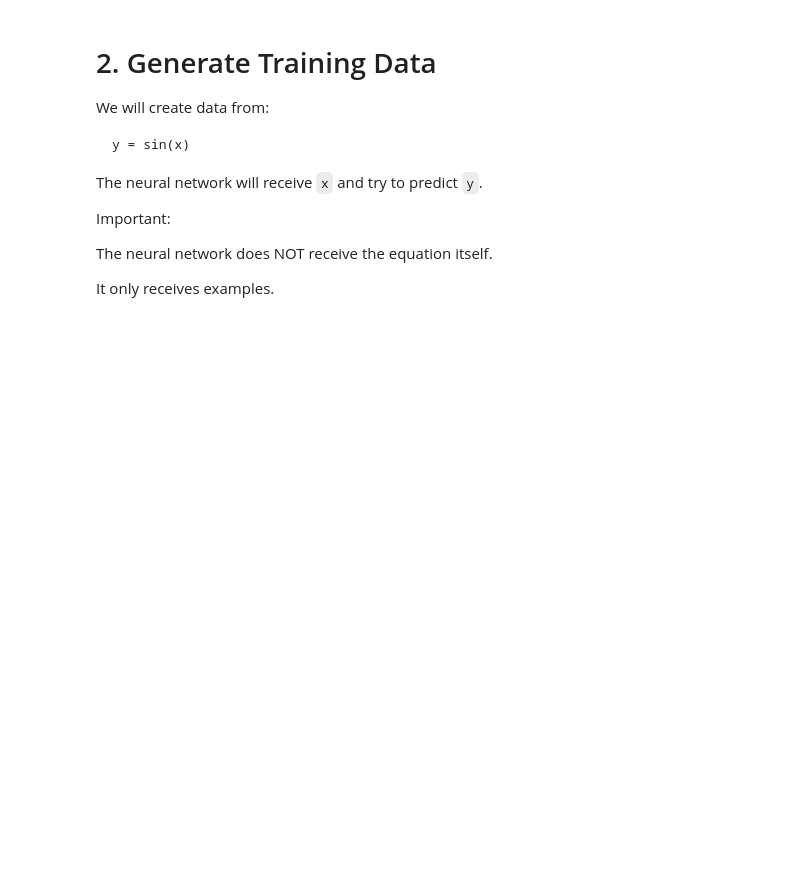
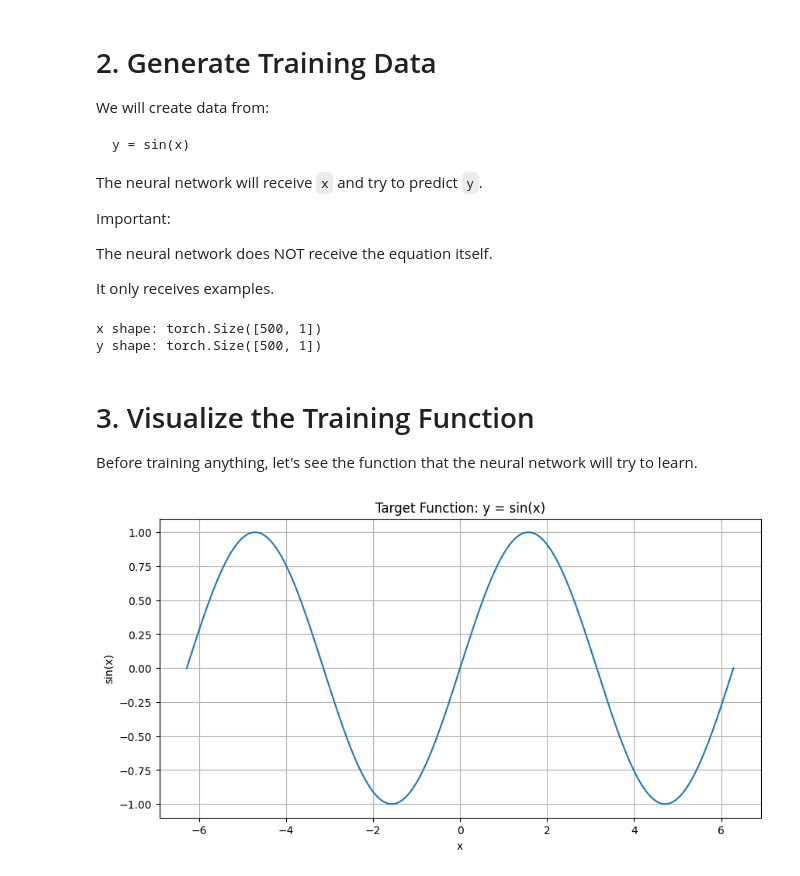
Before and after one commit to AnirbansarkarS/PINN-Research-notebooks, a Jupyter notebook: Neural Networks as Mathematical Functions.ipynb, the cells around one changed output. Cells and saved outputs as stored; diff of their text form; code cells hidden in the pictures; blank space fills up the shorter version.

Commit message:
Implement code changes to enhance functionality and improve performance

```diff
--- a/Neural Networks as Mathematical Functions.ipynb
+++ b/Neural Networks as Mathematical Functions.ipynb
@@ -117,3 +117,41 @@ Important:
 The neural network does NOT receive the equation itself.
 
 It only receives examples.
+# %%
+# Reproducibility
+np.random.seed(42)
+torch.manual_seed(42)
+
+# Generate input values
+x = np.linspace(-2 * np.pi, 2 * np.pi, 500)
+
+# Generate target values
+y = np.sin(x)
+
+# Convert NumPy arrays into PyTorch tensors
+x_tensor = torch.tensor(x, dtype=torch.float32).reshape(-1, 1)
+y_tensor = torch.tensor(y, dtype=torch.float32).reshape(-1, 1)
+
+print("x shape:", x_tensor.shape)
+print("y shape:", y_tensor.shape)
+# %% [output]
+x shape: torch.Size([500, 1])
+y shape: torch.Size([500, 1])
+# %% [markdown]
+# 3. Visualize the Training Function
+
+Before training anything, let's see the function that the neural network
+will try to learn.
+# %%
+plt.figure(figsize=(10, 5))
+
+plt.plot(x, y)
+
+plt.xlabel("x")
+plt.ylabel("sin(x)")
+plt.title("Target Function: y = sin(x)")
+plt.grid(True)
+
+plt.show()
+# %% [output]
+[figure, added]
```
Also changed, not shown: parts of 5 cells of this notebook.
